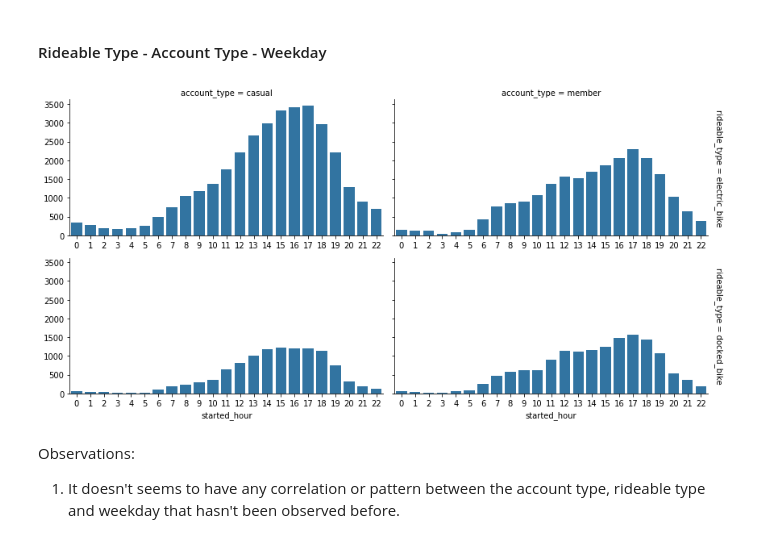
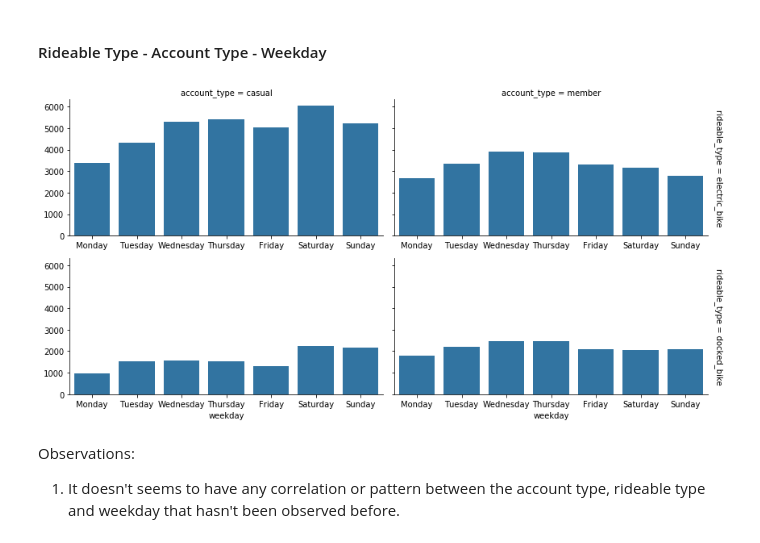
Before and after one commit to Nevesgmd/bay-wheels-data-analysis, a Jupyter notebook: exploration.ipynb, the cells around one changed output. Drawn from its saved outputs; the diff is of its cells as text; code cells hidden in the pictures.

Commit message:
fix: multivariate  plot error
The information on the rideable type vs account type vs weekday plot was displaying started hour instead of weekday.

```diff
--- a/exploration.ipynb
+++ b/exploration.ipynb
@@ -862,11 +862,11 @@ Observations:
 # %%
 # Creating facetgrid
 g = sns.FacetGrid(data=clean_trip_data, col='account_type', row='rideable_type',
                   height=3, aspect=2, margin_titles=True, sharex=False)
 # Displaying countplots
-g.map(sns.countplot, 'started_hour', order=range(0, 23));
+g.map(sns.countplot, 'weekday', order=['Monday', 'Tuesday', 'Wednesday', 'Thursday', 'Friday', 'Saturday', 'Sunday']);
 # %% [output]
-[figure, old version]
+[figure, new version]
 # %% [markdown]
 Observations:
 1. It doesn't seems to have any correlation or pattern between the account type, rideable type and weekday that hasn't been observed before.
```
Also changed, not shown: parts of 8 cells of this notebook, 1 other file.
